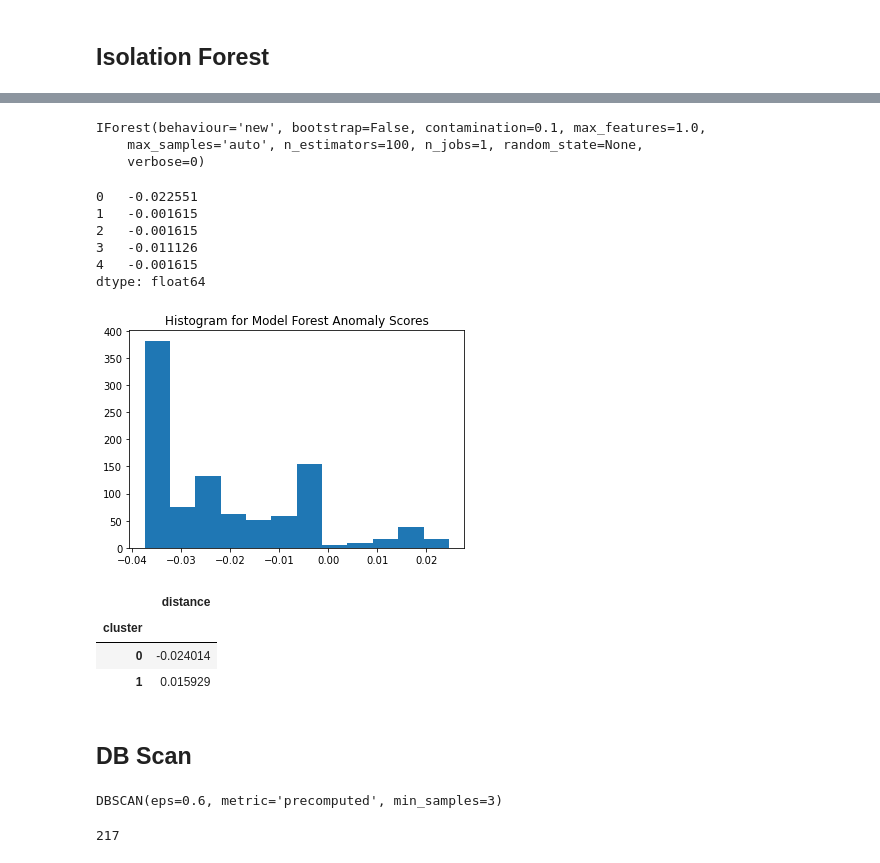
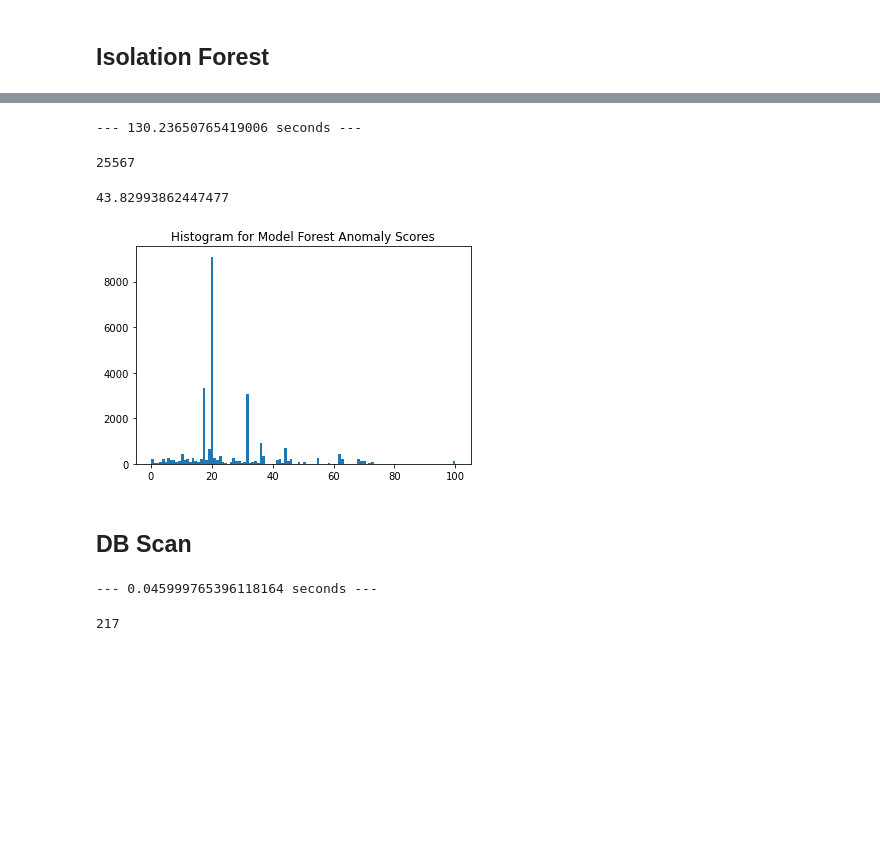
Before and after one commit to akesar01/LogAnalysis, a Jupyter notebook: Log_Analysis1.ipynb, the cells around one changed output, grey strips where cells are left out. Drawn from its saved outputs; the diff is of its cells as text; code cells hidden in the pictures; blank space fills up the shorter version.

```diff
--- a/Log_Analysis1.ipynb
+++ b/Log_Analysis1.ipynb
@@ -65,8 +67,3 @@ df['message'][1]
-# %%
-msg_list = list(df['message'])
-for msg in msg_list:
-    #To replace \220 with another value
-    msg.replace('\220','>')
 # %% [markdown]
 # Text Cleaning
 # %%
@@ -167,11 +164,7 @@ from sacremoses import MosesDetokenizer
 
 parsed_logs=[]
 for words in doc:
-    if words =="":
-        continue
     detokens = MosesDetokenizer().detokenize(words, return_str=True)
-    if detokens =="":
-        continue
     parsed_logs.append(detokens)
 # %% [markdown]
 # TFIDF Differentiation
@@ -269,7 +236,0 @@ array([[0., 0., 0., ..., 0., 0., 0.],
-# %%
-forest = IForest(behaviour="new")
-forest.fit(train)
-# %% [output]
-IForest(behaviour='new', bootstrap=False, contamination=0.1, max_features=1.0,
-    max_samples='auto', n_estimators=100, n_jobs=1, random_state=None,
-    verbose=0)
@@ -278,28 +237,30 @@ score_pred = forest.decision_function(test)
-# %%
-score_pred = pd.Series(score_pred)
-score_pred.head()
-# %% [output]
-0   -0.022551
-1   -0.001615
-2   -0.001615
-3   -0.011126
-4   -0.001615
-dtype: float64
+# %%
+t4 = time.time()
+forest = IForest(behaviour="new",contamination=0.1)
+forest.fit(arr1)
+score_pred = forest.decision_function(arr1)
+print("--- %s seconds ---" % (time.time() - t4))
+# %% [output]
+--- 130.23650765419006 seconds ---
+# %%
+print(len(score_pred))
+# %% [output]
+25567
 # %%
+list_score1 = list(score_pred)
+mi1 = min(list_score1)
+ma1 = max(list_score1)
+final_score1 = [((x-mi1)/(ma1-mi1))*100 for x in list_score1]
+
+print(((-forest.threshold_ - mi1)/(ma1-mi1))*100)
+
+score_pred1 = pd.Series(final_score1)
+score_pred1.head()
+
 import matplotlib.pyplot as plt
-plt.hist(score_pred, bins='auto')  # arguments are passed to np.histogram
+plt.hist(score_pred1, bins='auto')  # arguments are passed to np.histogram
 plt.title("Histogram for Model Forest Anomaly Scores")
 plt.show()
 # %% [output]
+43.82993862447477
-[figure, old version]
+[figure, new version]
-# %%
-cluster = pd.DataFrame()
-cluster['distance'] = score_pred
-cluster['cluster'] = np.where(cluster['distance']<0.00, 0, 1)
-cluster['cluster'].value_counts()
-cluster.groupby('cluster').mean()
-# %% [output]
-|  | distance |
-| cluster |  |
-| 0 | -0.024014 |
-| 1 | 0.015929 |
@@ -313,9 +278,10 @@ distance_array = pairwise_distances(arr, metric='cosine')
 # %%
+t2 = time.time();
+distance_array = pairwise_distances(arr, metric='cosine')
 clustering = DBSCAN(eps=0.6, min_samples=3, metric='precomputed').fit(distance_array)
+print("--- %s seconds ---" % (time.time() - t2))
+# %% [output]
+--- 0.045999765396118164 seconds ---
-# %%
-clustering
-# %% [output]
-DBSCAN(eps=0.6, metric='precomputed', min_samples=3)
 # %%
 clustering.labels_
 # %%
```
Also changed, not shown: parts of 25 cells of this notebook, 1 other file.
